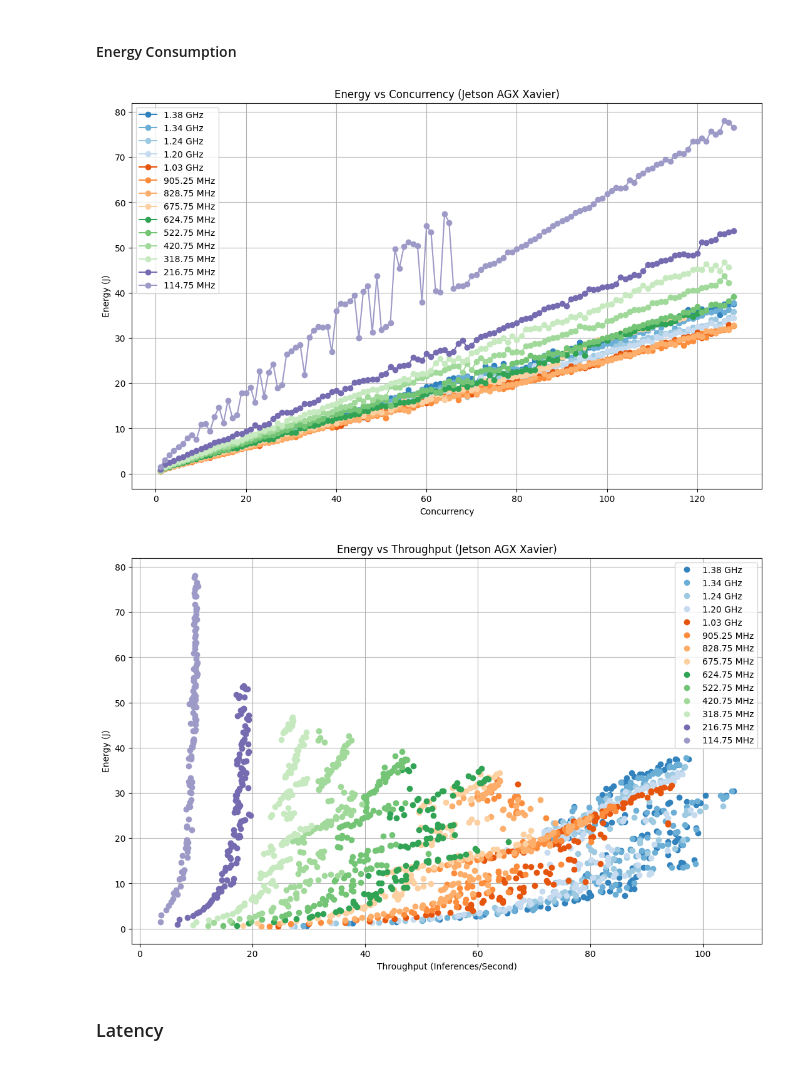
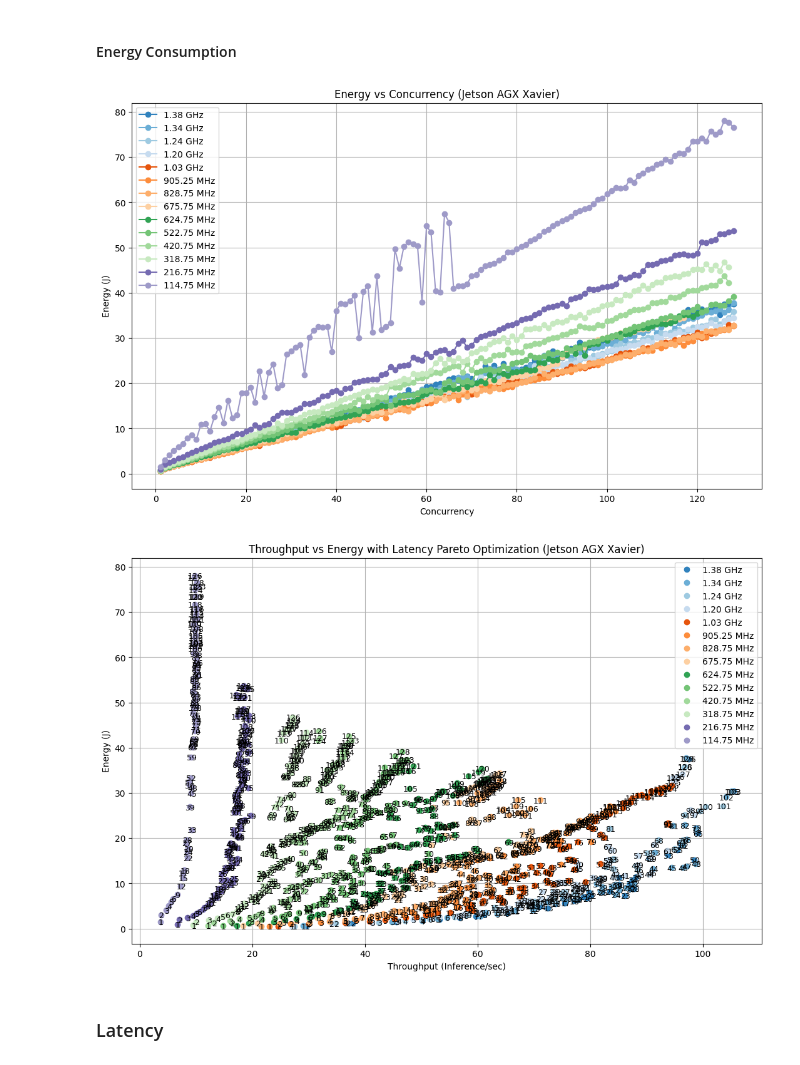
Before and after one commit to iloudaros/LoudVA, a Jupyter notebook: plots/Plot_Performance_AGX.ipynb, the cells around one changed output. Cells and saved outputs as stored; diff of their text form; code cells hidden in the pictures.

Commit message:
3d pareto

```diff
--- a/plots/Plot_Performance_AGX.ipynb
+++ b/plots/Plot_Performance_AGX.ipynb
@@ -21,10 +21,25 @@ i.plot(f"{measurement_dir}/performance/freqs", 0, 1, "Concurrency", "Inferences/
 #### Energy Consumption
 # %%
 i.plot(f"{measurement_dir}/energy/freqs", 0, 4, "Concurrency", "Energy (J)", "Energy vs Concurrency (Jetson AGX Xavier)")
-i.plot(f"{measurement_dir}/energy/freqs", 3, 4, "Throughput (Inferences/Second)", "Energy (J)", "Energy vs Throughput (Jetson AGX Xavier)", connect_points=False)
+i.plot(
+    folder_path=f"{measurement_dir}/energy/freqs",
+    row_number_x=3,
+    row_number_y=4,
+    row_name_x='Throughput (Inference/sec)',
+    row_name_y='Energy (J)',
+    title='Throughput vs Energy with Latency Pareto Optimization (Jetson AGX Xavier)',
+    connect_points=False,
+    label_column=0,
+    label_points=True,
+    row_number_z=2,
+    pareto_boundary=True,
+    maximize_x=True,
+    maximize_y=False,
+    maximize_z=False
+)
 # %% [output]
 [figure]
-[figure, old version]
+[figure, new version]
 # %% [markdown]
 ### Latency
 # %%
```
Also changed, not shown: 3 other files.
